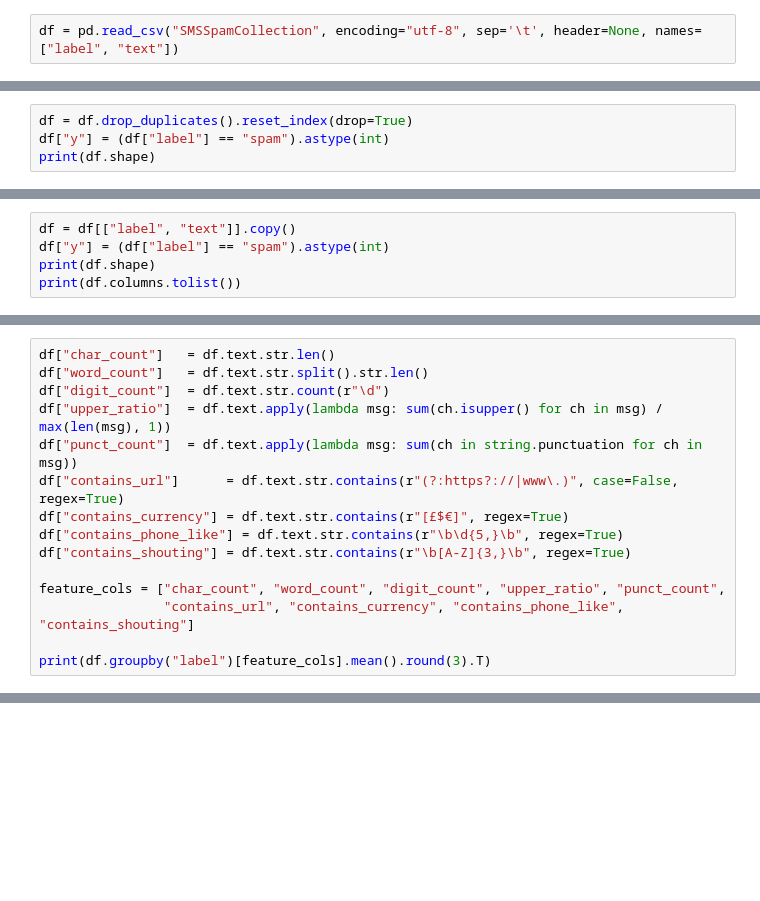
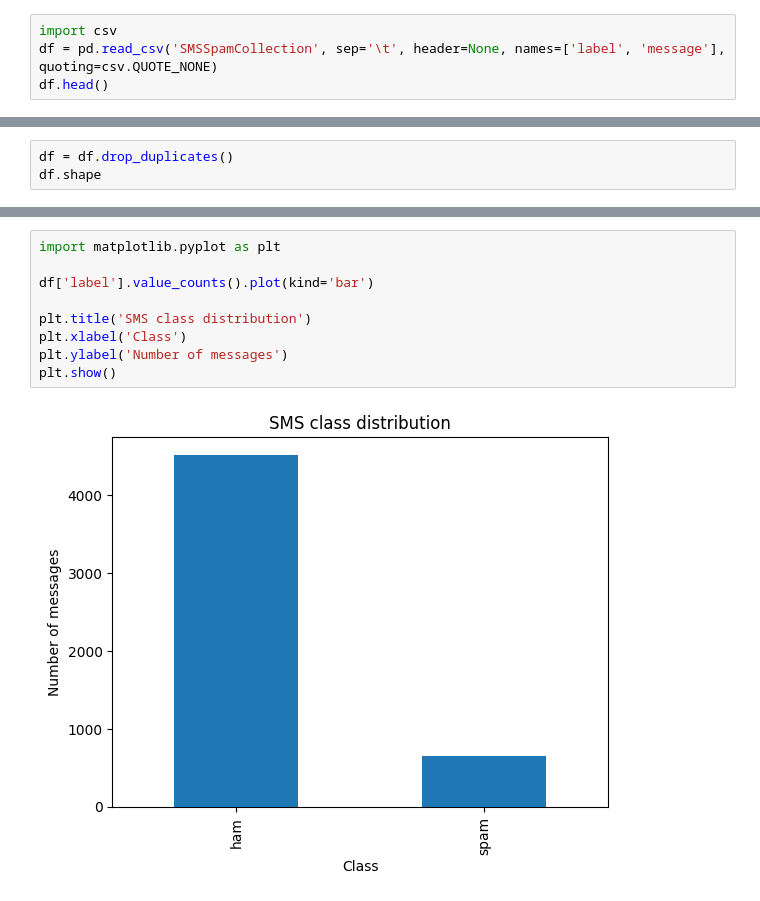
Before and after one commit to amnajem/DS483Project, a Jupyter notebook: DS483Project.ipynb, the cells around one changed output, grey strips where cells are left out. Drawn from its saved outputs; the diff is of its cells as text; blank space fills up the shorter version.

```diff
--- a/DS483Project.ipynb
+++ b/DS483Project.ipynb
@@ -66,2 +5,4 @@ True
 # %%
-df = pd.read_csv("SMSSpamCollection", encoding="utf-8", sep='\t', header=None, names=["label", "text"])
+import csv
+df = pd.read_csv('SMSSpamCollection', sep='\t', header=None, names=['label', 'message'], quoting=csv.QUOTE_NONE)
+df.head()
@@ -85,5 +31,4 @@ Duplicate messages: 403
 # %%
-df = df.drop_duplicates().reset_index(drop=True)
-df["y"] = (df["label"] == "spam").astype(int)
-print(df.shape)
+df = df.drop_duplicates()
+df.shape
 # %% [output]
@@ -95,5 +35,0 @@ print(df.columns.tolist())
-# %%
-df = df[["label", "text"]].copy()
-df["y"] = (df["label"] == "spam").astype(int)
-print(df.shape)
-print(df.columns.tolist())
@@ -129,15 +35,0 @@ Name: count, dtype: float64
-# %%
-df["char_count"]   = df.text.str.len()
-df["word_count"]   = df.text.str.split().str.len()
-df["digit_count"]  = df.text.str.count(r"\d")
-df["upper_ratio"]  = df.text.apply(lambda msg: sum(ch.isupper() for ch in msg) / max(len(msg), 1))
-df["punct_count"]  = df.text.apply(lambda msg: sum(ch in string.punctuation for ch in msg))
-df["contains_url"]      = df.text.str.contains(r"(?:https?://|www\.)", case=False, regex=True)
-df["contains_currency"] = df.text.str.contains(r"[£$€]", regex=True)
-df["contains_phone_like"] = df.text.str.contains(r"\b\d{5,}\b", regex=True)
-df["contains_shouting"] = df.text.str.contains(r"\b[A-Z]{3,}\b", regex=True)
-
-feature_cols = ["char_count", "word_count", "digit_count", "upper_ratio", "punct_count",
-                "contains_url", "contains_currency", "contains_phone_like", "contains_shouting"]
-
-print(df.groupby("label")[feature_cols].mean().round(3).T)
@@ -328,0 +53,11 @@ test_df = pd.read_csv("test.csv")
+# %%
+import matplotlib.pyplot as plt
+
+df['label'].value_counts().plot(kind='bar')
+
+plt.title('SMS class distribution')
+plt.xlabel('Class')
+plt.ylabel('Number of messages')
+plt.show()
+# %% [output]
+[figure, added]
```
Also changed, not shown: parts of 32 cells of this notebook.
